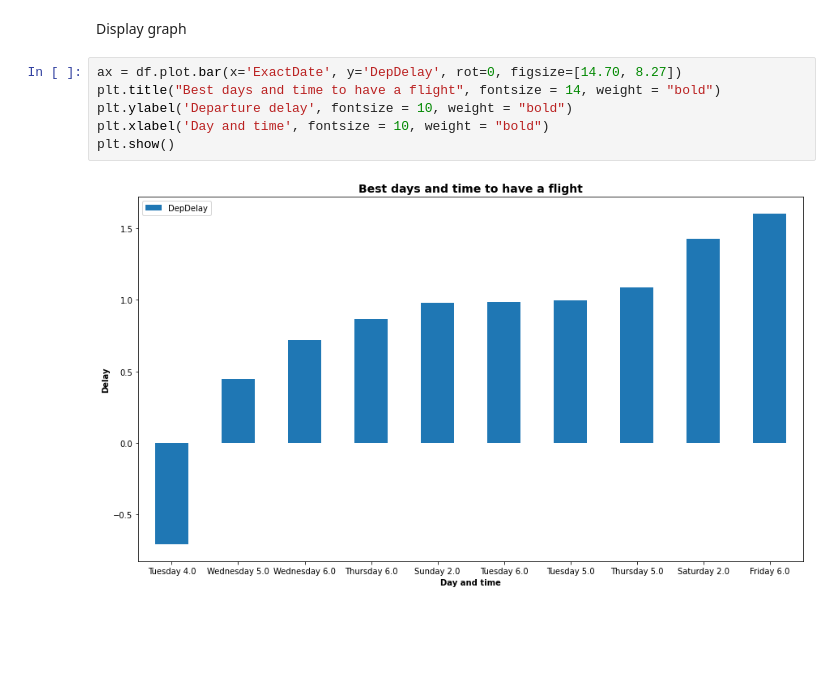
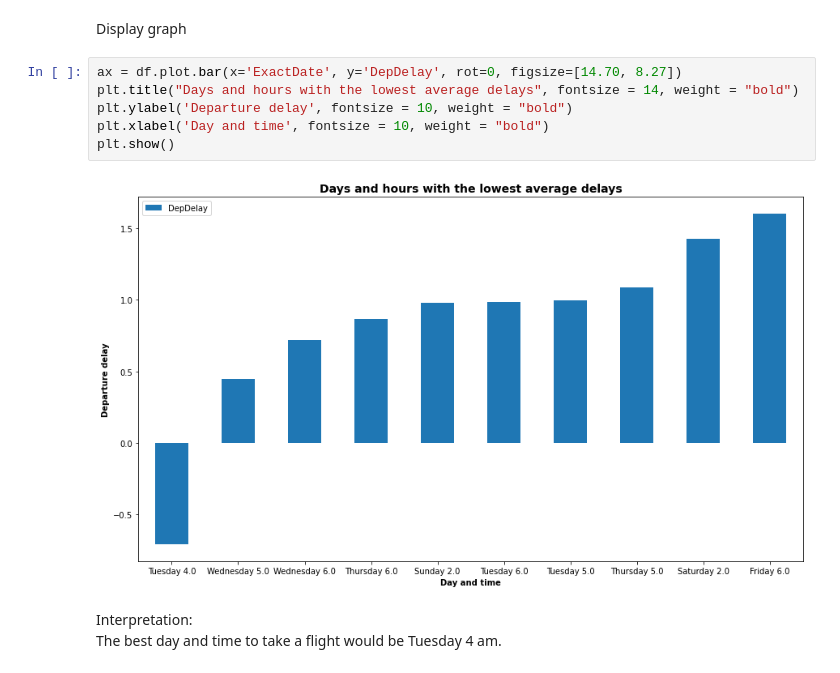
Before and after one commit to antonikarp/data-science-challenge, a Jupyter notebook: jakub_solution_3.ipynb, the cells around one changed output. Drawn from its saved outputs; the diff is of its cells as text; blank space fills up the shorter version.

Commit message:
Add interpretation

```diff
--- a/jakub_solution_3.ipynb
+++ b/jakub_solution_3.ipynb
@@ -105,9 +105,12 @@ df
 Display graph
 # %%
 ax = df.plot.bar(x='ExactDate', y='DepDelay', rot=0, figsize=[14.70, 8.27])
-plt.title("Best days and time to have a flight", fontsize = 14, weight = "bold")
+plt.title("Days and hours with the lowest average delays", fontsize = 14, weight = "bold")
 plt.ylabel('Departure delay', fontsize = 10, weight = "bold")
 plt.xlabel('Day and time', fontsize = 10, weight = "bold")
 plt.show()
 # %% [output]
-[figure, old version]
+[figure, new version]
+# %% [markdown]
+Interpretation:<br>
+The best day and time to take a flight would be Tuesday 4 am.<br>
```
